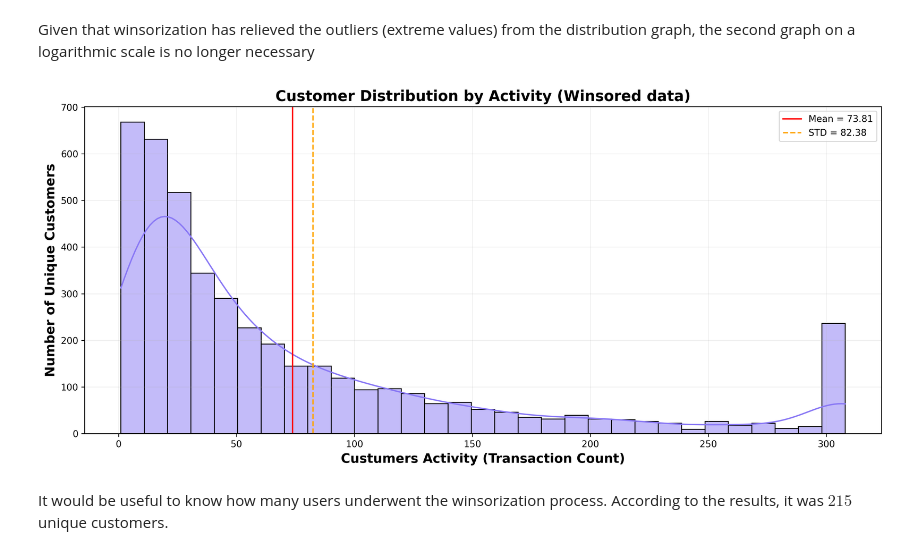
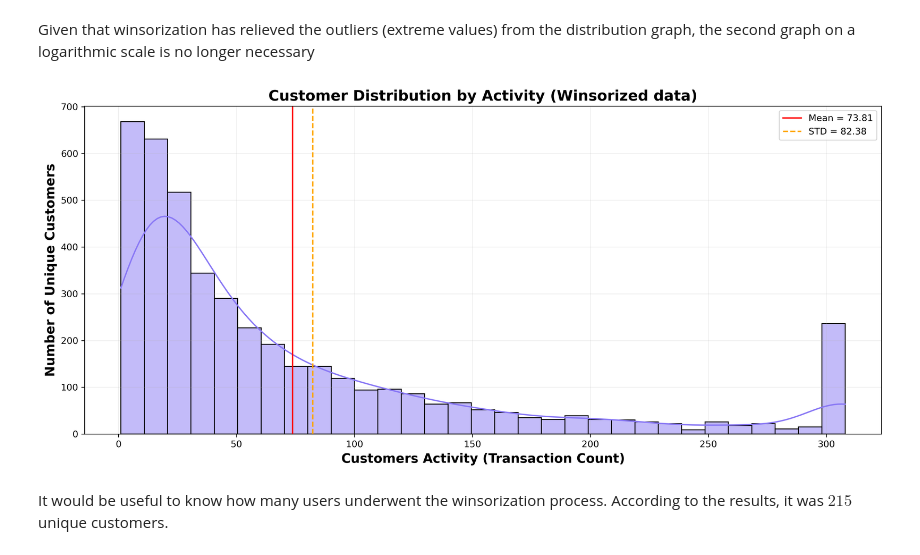
Before and after one commit to RV01011001/project_1-customer-segmentation, a Jupyter notebook: notebooks/03_exploratory_data_analysis.ipynb, the cells around one changed output. Drawn from its saved outputs; the diff is of its cells as text; code cells hidden in the pictures.

Commit message:
Working on stage 3 -Exploratory Data Analysis

```diff
--- a/notebooks/03_exploratory_data_analysis.ipynb
+++ b/notebooks/03_exploratory_data_analysis.ipynb
@@ -65,8 +65,8 @@ First, start with the *customer_id*, build the distribution chart to understand
 For this, first, determine how many times each customer (*customer_id*) appears in the dataset.
 # %%
 idx = pd.Index(df['customer_id'])
-custumer_counts = idx.value_counts()
-custumer_counts
+customer_counts = idx.value_counts()
+customer_counts
 # %% [output]
 customer_id
 17841.0    7667
@@ -258,11 +258,11 @@ The interquartile (IQR) method of outlier detection uses $1.5$ as its scale to d
 
 As the distribution graph is right-skewed in this case, there is no need to perform lower-limit winsorization.
 # %%
-upper_limit = np.percentile(custumer_counts, 95)
+upper_limit = np.percentile(customer_counts, 95)
 
-custumer_counts_winsored = custumer_counts.clip(upper = upper_limit)
+customer_counts_winsorized = customer_counts.clip(upper = upper_limit)
 
-custumer_counts_winsored
+customer_counts_winsorized
 # %% [output]
 customer_id
 17841.0    308
@@ -280,9 +280,9 @@ Name: count, Length: 4334, dtype: int64
 # %% [markdown]
 Before plotting new graphs, the mean and median values for the updated data will be calculated.
 # %%
-ustomer_winsored_mean = np.mean(custumer_counts_winsored)
-customer_winsored_std = np.std(custumer_counts_winsored)
+ustomer_winsorized_mean = np.mean(customer_counts_winsorized)
+customer_winsorized_std = np.std(customer_counts_winsorized)
 
-print("mean =", ustomer_winsored_mean, "\nstd = ", customer_winsored_std)
+print("mean =", ustomer_winsorized_mean, "\nstd = ", customer_winsorized_std)
 # %% [output]
 mean = 73.81287494231657
@@ -300,21 +300,21 @@ Given that winsorization has relieved the outliers (extreme values) from the dis
 # %%
 fig, ax = plt.subplots(figsize = (13, 6), dpi = 300)
 
 #============ Plot 1 ==========
-sns.histplot(custumer_counts_winsored, bins = 31, ax = ax, kde = True, color = '#8978f5', edgecolor = 'black', linewidth = 1)
-ax.axvline(ustomer_winsored_mean, color = 'red', label = f'Mean = {ustomer_winsored_mean:.2f}')
-ax.axvline(customer_winsored_std, color = 'orange', ls = '--', label = f'STD = {customer_winsored_std:.2f}')
+sns.histplot(customer_counts_winsorized, bins = 31, ax = ax, kde = True, color = '#8978f5', edgecolor = 'black', linewidth = 1)
+ax.axvline(ustomer_winsorized_mean, color = 'red', label = f'Mean = {ustomer_winsorized_mean:.2f}')
+ax.axvline(customer_winsorized_std, color = 'orange', ls = '--', label = f'STD = {customer_winsorized_std:.2f}')
 
-ax.set_title('Customer Distribution by Activity (Winsored data)', fontweight = 'bold', fontsize = 16)
-ax.set_xlabel('Custumers Activity (Transaction Count)', fontweight = 'bold', fontsize = 14)
+ax.set_title('Customer Distribution by Activity (Winsorized data)', fontweight = 'bold', fontsize = 16)
+ax.set_xlabel('Customers Activity (Transaction Count)', fontweight = 'bold', fontsize = 14)
 ax.set_ylabel('Number of Unique Customers', fontweight = 'bold', fontsize = 14)
 ax.legend()
 ax.grid(alpha = 0.2)
 
 plt.tight_layout()
 plt.show()
 # %% [output]
-[figure, old version]
+[figure, new version]
 # %% [markdown]
 It would be useful to know how many users underwent the winsorization process. According to the results, it was $215$ unique customers.
 # %%
```
Also changed, not shown: parts of 34 cells of this notebook, 3 other files.
